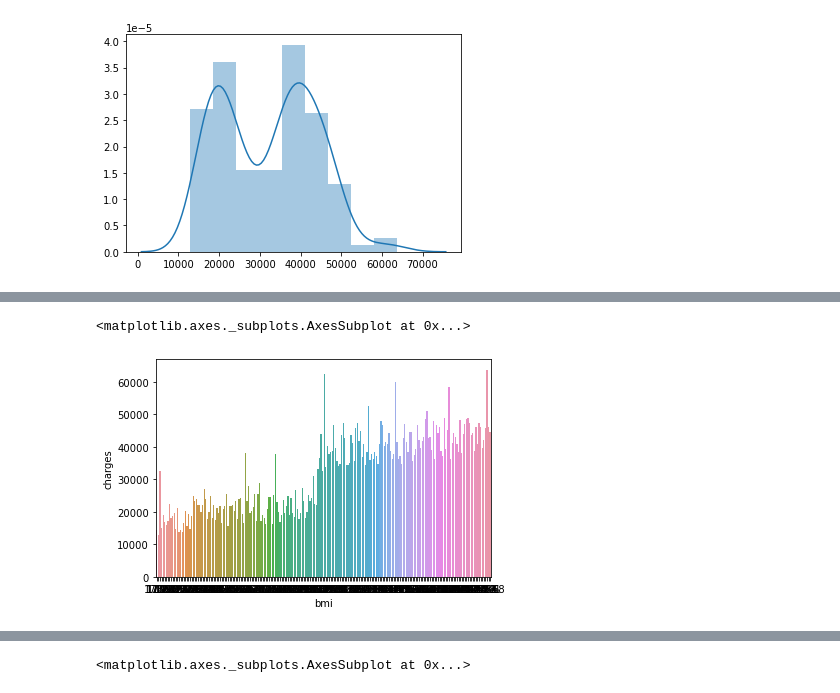
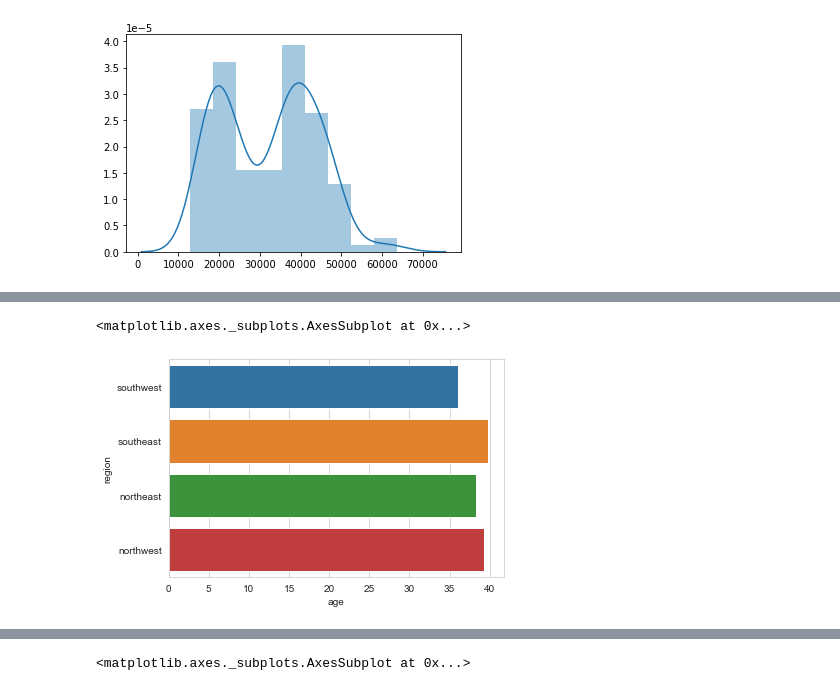
Before and after one commit to Dewalk/final_capstone, a Jupyter notebook: insurance.ipynb, the cells around one changed output, grey strips where cells are left out. Drawn from its saved outputs; the diff is of its cells as text; code cells hidden in the pictures.

```diff
--- a/insurance.ipynb
+++ b/insurance.ipynb
@@ -135,5 +206,5 @@ sns.distplot(x)
 # %%
-sns.barplot(x='bmi', y='charges', data=smokers,  ci=False)
+sns.barplot(x='age', y='region', data=smokers,  ci=False)
 # %% [output]
 <matplotlib.axes._subplots.AxesSubplot at 0x...>
-[figure, old version]
+[figure, new version]
```
Also changed, not shown: parts of 12 cells of this notebook, 7 other files.
